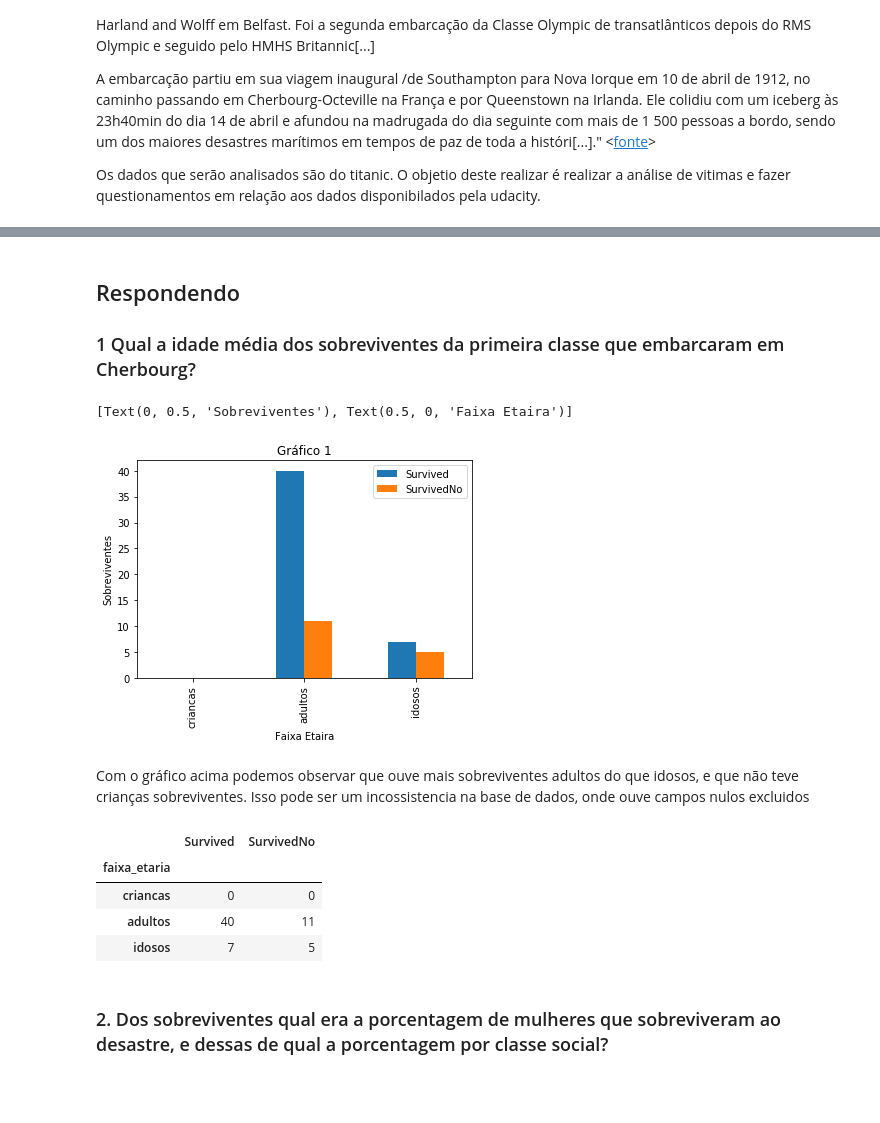
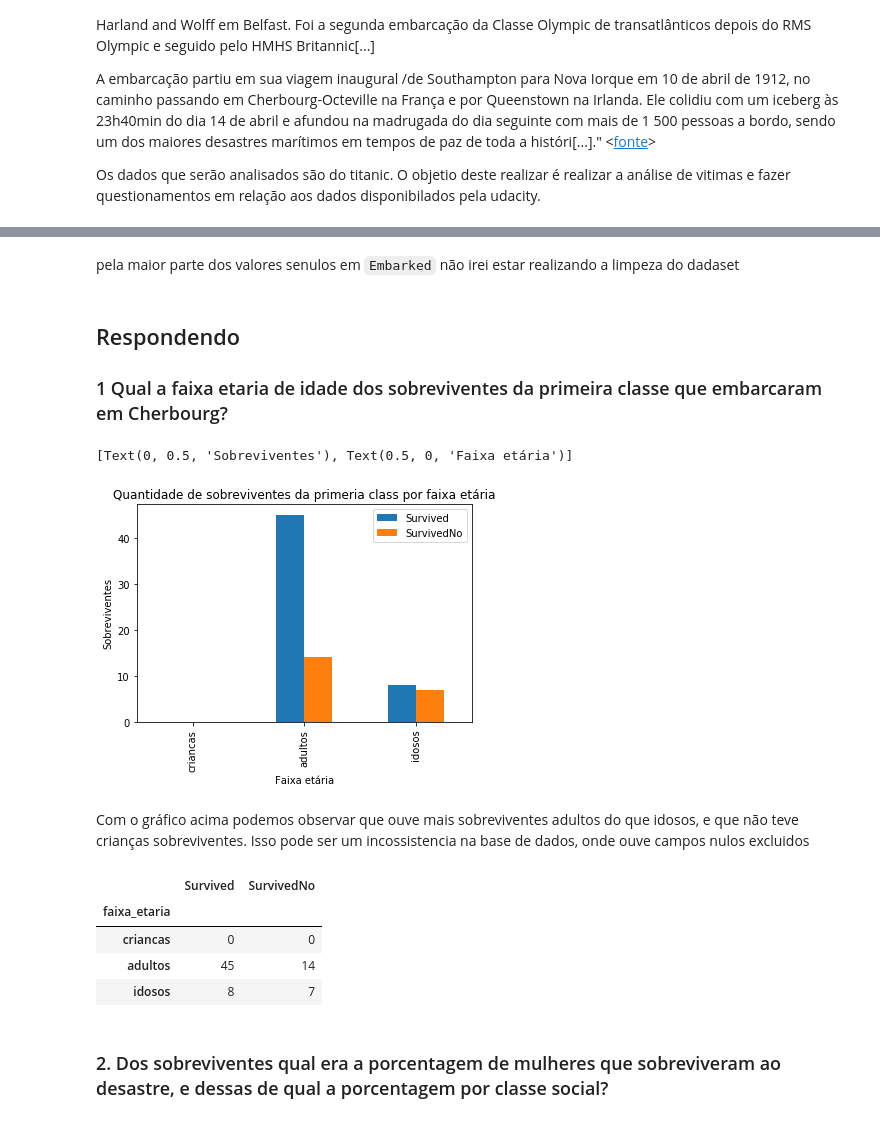
Before and after one commit to ronan-hilario96/kaggle-titanic, a Jupyter notebook: Titanic.ipynb, the cells around one changed output, grey strips where cells are left out. Cells and saved outputs as stored; diff of their text form; code cells hidden in the pictures; blank space fills up the shorter version.

````diff
--- a/Titanic.ipynb
+++ b/Titanic.ipynb
@@ -43,6 +42,5 @@ Explique por que dessa pergunta, o que motivou ela.
 - Definindo a faixa etária dos passageiros
 - Definindo uma coluna de não sobreviventes
 # %%
-df_titanic.dropna(inplace=True, how='any')
 df_titanic["faixa_etaria"] = pd.cut(df_titanic.Age, [0, 14, 50, 150], labels=["criancas", "adultos", "idosos"])
 df_titanic['SurvivedNo'] = df_titanic['Survived'].map({0:1,1:0})
@@ -49,14 +65,16 @@ df_titanic['SurvivedNo'] = df_titanic['Survived'].map({0:1,1:0})
+# %% [markdown]
+pela maior parte dos valores senulos em ```Embarked``` não irei estar realizando a limpeza do dadaset
 # %% [markdown]
 ## Respondendo
-### 1 Qual a idade média dos sobreviventes da primeira classe que embarcaram em Cherbourg?
+### 1 Qual a faixa etaria de idade dos sobreviventes da primeira classe que embarcaram em Cherbourg?
 # %%
 df_titanic.query("Pclass == 1 & Embarked == 'C'").groupby('faixa_etaria')[['Survived', 'SurvivedNo']].sum().plot.bar(
-    title='Gráfico 1').set(
+    title='Quantidade de sobreviventes da primeria class por faixa etária').set(
     ylabel='Sobreviventes',
-    xlabel='Faixa Etaira')
+    xlabel='Faixa etária')
 # %% [output]
-[Text(0, 0.5, 'Sobreviventes'), Text(0.5, 0, 'Faixa Etaira')]
+[Text(0, 0.5, 'Sobreviventes'), Text(0.5, 0, 'Faixa etária')]
-[figure, old version]
+[figure, new version]
 # %% [markdown]
 Com o gráfico acima podemos observar que ouve mais sobreviventes adultos do que idosos, e que não teve crianças sobreviventes. Isso pode ser um incossistencia na base de dados, onde ouve campos nulos excluidos
 # %%
@@ -65,8 +83,8 @@ df_titanic.query("Pclass == 1 & Embarked == 'C'").groupby('faixa_etaria')[['Surv
 |  | Survived | SurvivedNo |
 | faixa_etaria |  |  |
 | criancas | 0 | 0 |
-| adultos | 40 | 11 |
-| idosos | 7 | 5 |
+| adultos | 45 | 14 |
+| idosos | 8 | 7 |
 # %% [markdown]
 ### 2. Dos sobreviventes qual era a porcentagem de mulheres que sobreviveram ao desastre, e dessas de qual a porcentagem por classe social?
 # %%
````
Also changed, not shown: parts of 9 cells of this notebook, 1 other file.
